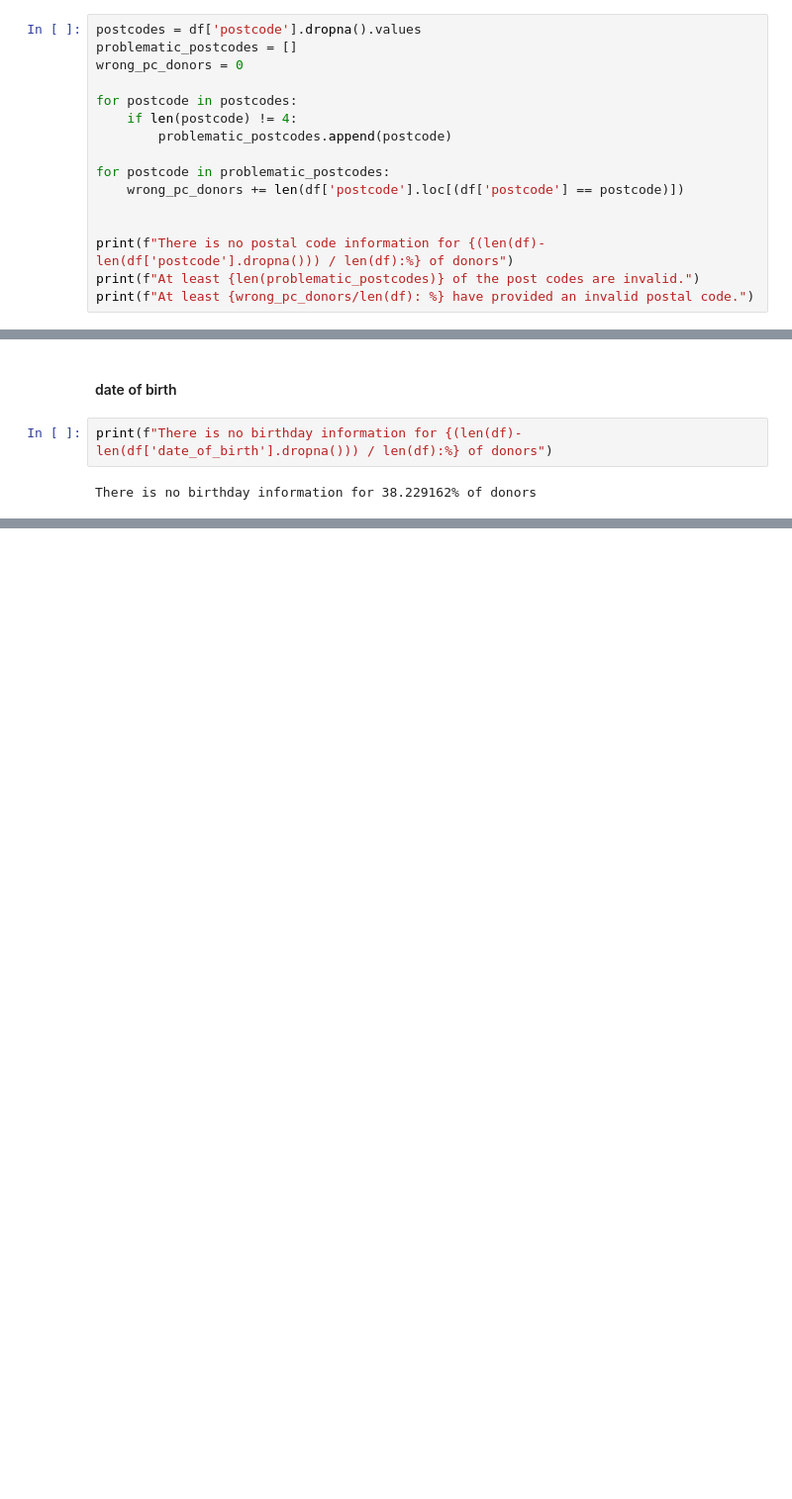
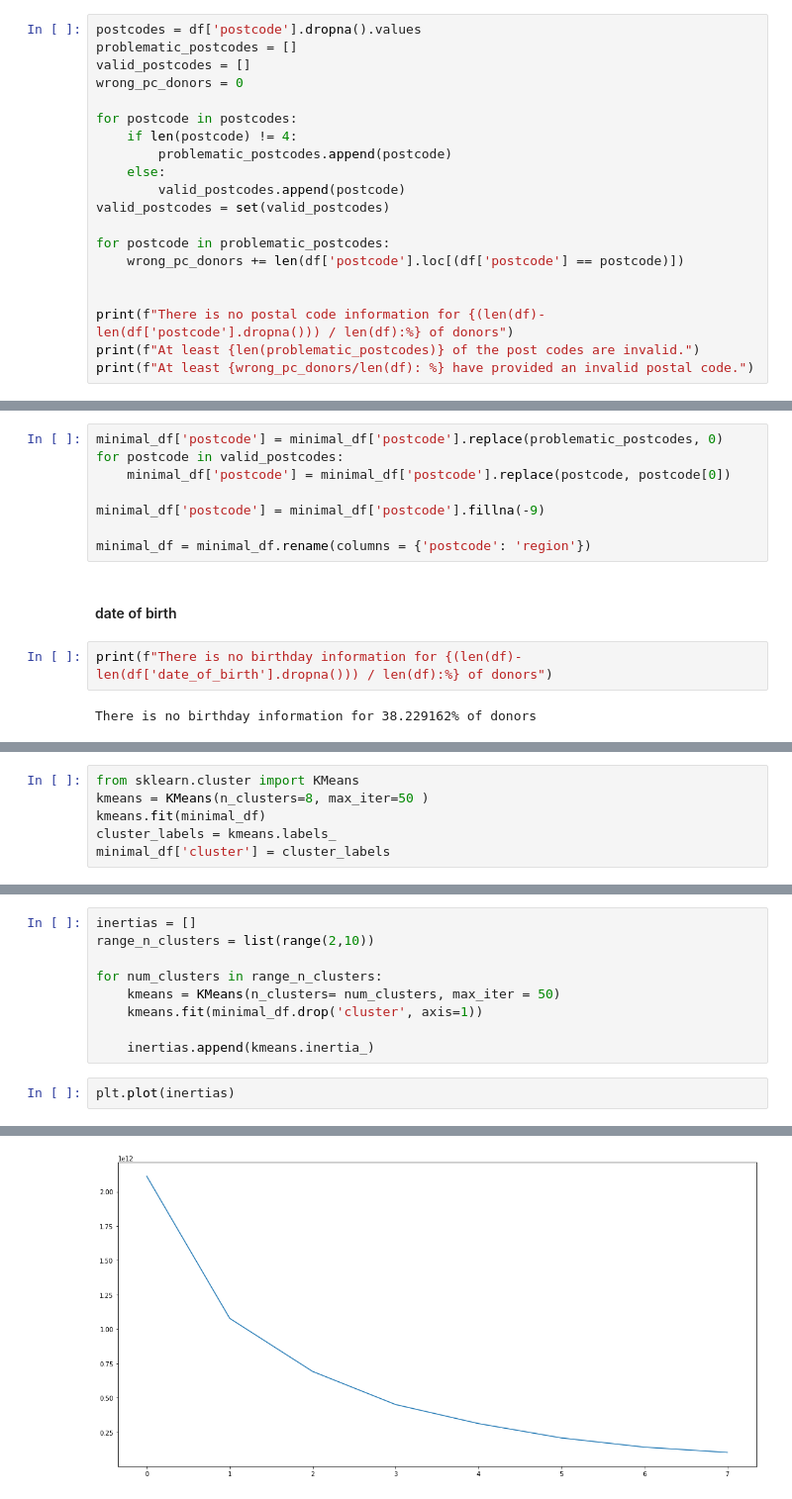
Before and after one commit to elauser/customer-segmentation-nonprofit, a Jupyter notebook: src/eda.ipynb, the cells around one changed output, grey strips where cells are left out. Shown: that part at 99% size. Cells and saved outputs as stored; diff of their text form; blank space fills up the shorter version.

```diff
--- a/src/eda.ipynb
+++ b/src/eda.ipynb
@@ -95,11 +95,15 @@ One donor contributed 2400225.0 with 7 donations averaging 342889.29
 # %%
 postcodes = df['postcode'].dropna().values
 problematic_postcodes = []
+valid_postcodes = []
 wrong_pc_donors = 0
 
 for postcode in postcodes:
     if len(postcode) != 4:
         problematic_postcodes.append(postcode)
+    else:
+        valid_postcodes.append(postcode)
+valid_postcodes = set(valid_postcodes)
 
 for postcode in problematic_postcodes:
     wrong_pc_donors += len(df['postcode'].loc[(df['postcode'] == postcode)])
@@ -168,3 +172,11 @@ invalid_postcode
+# %%
+minimal_df['postcode'] = minimal_df['postcode'].replace(problematic_postcodes, 0)
+for postcode in valid_postcodes:
+    minimal_df['postcode'] = minimal_df['postcode'].replace(postcode, postcode[0])
+
+minimal_df['postcode'] = minimal_df['postcode'].fillna(-9)
+
+minimal_df = minimal_df.rename(columns = {'postcode': 'region'})
 # %% [markdown]
 #### date of birth
 # %%
@@ -173,0 +190,6 @@ There is no birthday information for 38.229162% of donors
+# %%
+from sklearn.cluster import KMeans
+kmeans = KMeans(n_clusters=8, max_iter=50 )
+kmeans.fit(minimal_df)
+cluster_labels = kmeans.labels_
+minimal_df['cluster'] = cluster_labels
@@ -173,0 +210,12 @@ There is no birthday information for 38.229162% of donors
+# %%
+inertias = []
+range_n_clusters = list(range(2,10))
+
+for num_clusters in range_n_clusters:
+    kmeans = KMeans(n_clusters= num_clusters, max_iter = 50)
+    kmeans.fit(minimal_df.drop('cluster', axis=1))
+
+    inertias.append(kmeans.inertia_)
+# %%
+plt.plot(inertias)
+# %% [output]
@@ -173,0 +223 @@ There is no birthday information for 38.229162% of donors
+[figure, added]
```
Also changed, not shown: parts of 18 cells of this notebook.
